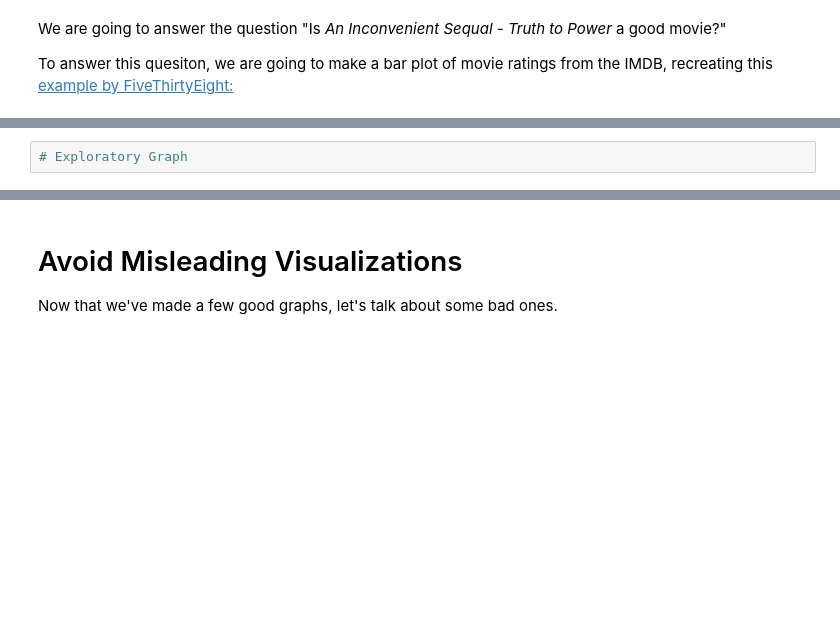
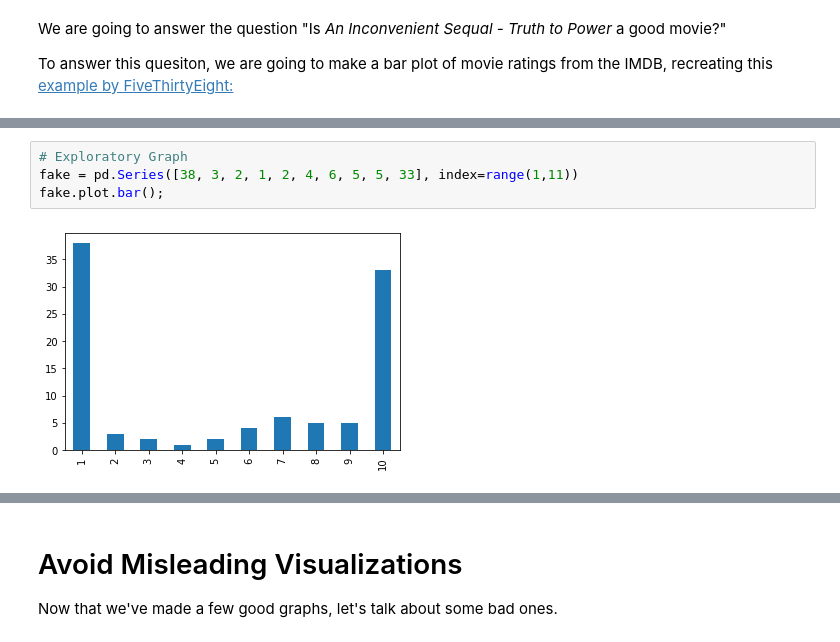
Before and after one commit to doffing81/DS-Unit-1-Sprint-1-Data-Wrangling-and-Storytelling, a Jupyter notebook: module4-make-explanatory-visualizations/LS_DS_114_Make_Explanatory_Visualizations.ipynb, the cells around one changed output, grey strips where cells are left out. Cells and saved outputs as stored; diff of their text form; blank space fills up the shorter version.

```diff
--- a/module4-make-explanatory-visualizations/LS_DS_114_Make_Explanatory_Visualizations.ipynb
+++ b/module4-make-explanatory-visualizations/LS_DS_114_Make_Explanatory_Visualizations.ipynb
@@ -434,7 +434,11 @@ example = Image(url=url, width=400)
 display(example)
 # %% [output]
 [interactive output not drawn]
-# %%
-# Exploratory Graph
+# %%
+# Exploratory Graph
+fake = pd.Series([38, 3, 2, 1, 2, 4, 6, 5, 5, 33], index=range(1,11))
+fake.plot.bar();
+# %% [output]
+[figure, added]
 # %%
 #plot style
```
Also changed, not shown: parts of 2 cells of this notebook.
